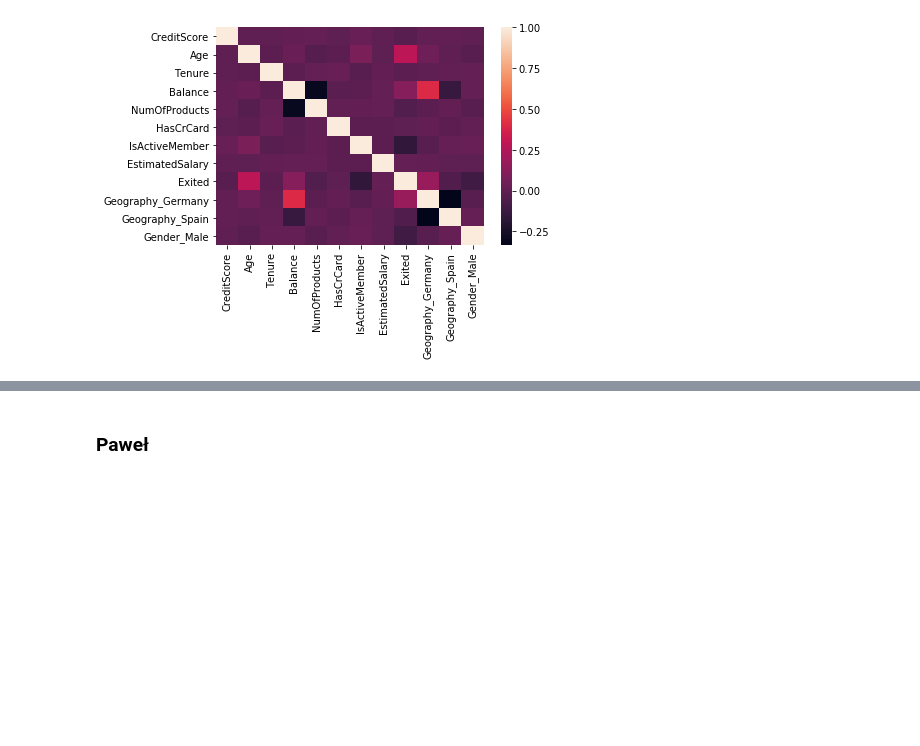
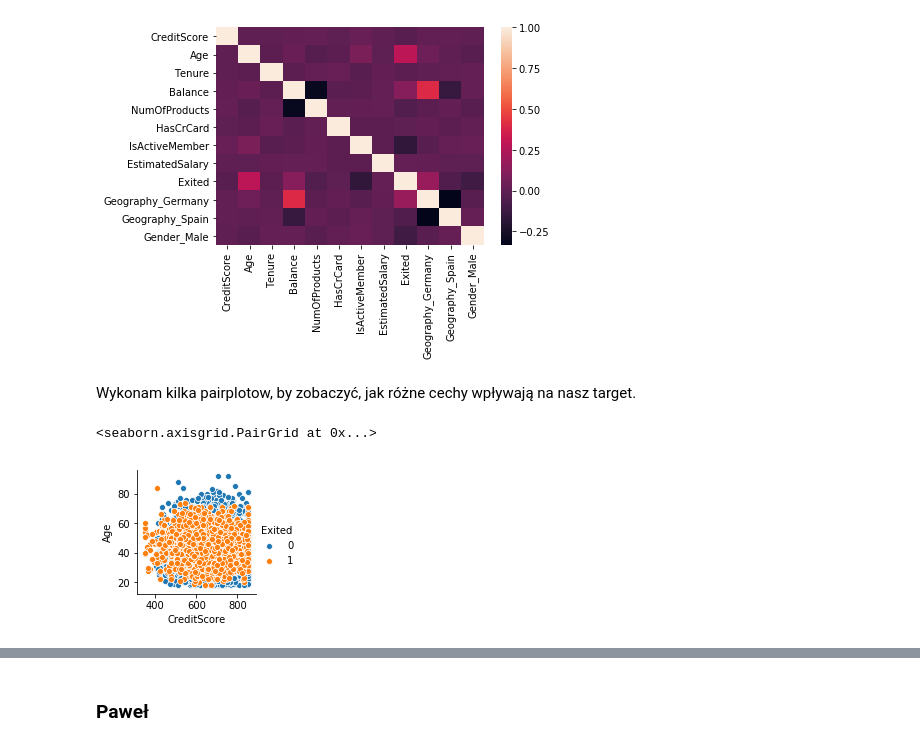
Before and after one commit to Dalthirr/NeuralNetworks, a Jupyter notebook: EDA.ipynb, the cells around one changed output, grey strips where cells are left out. Cells and saved outputs as stored; diff of their text form; code cells hidden in the pictures; blank space fills up the shorter version.

```diff
--- a/EDA.ipynb
+++ b/EDA.ipynb
@@ -167,3 +156,10 @@ plt.show(sns.heatmap(df.corr(),xticklabels=df.corr().columns,
         yticklabels=df.corr().columns))
 # %% [output]
 [figure]
+# %% [markdown]
+Wykonam kilka pairplotow, by zobaczyć, jak różne cechy wpływają na nasz target.
+# %%
+sns.pairplot(df,x_vars=['CreditScore'],y_vars=['Age'],hue='Exited')
+# %% [output]
+<seaborn.axisgrid.PairGrid at 0x...>
+[figure, added]
```
Also changed, not shown: parts of 5 cells of this notebook.
